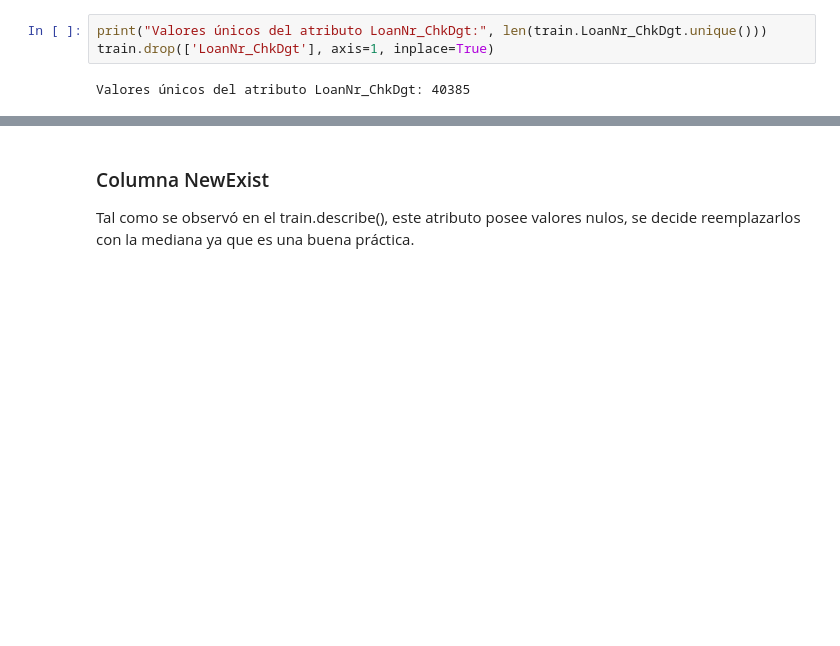
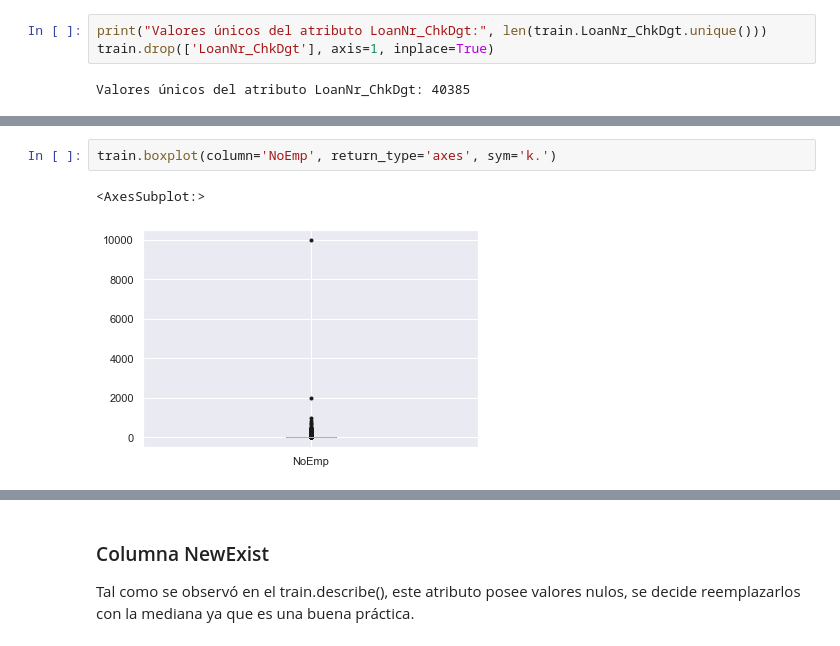
Before and after one commit to steanleo/KaggleChallenge, a Jupyter notebook: notebook/LoanApproval.ipynb, the cells around one changed output, grey strips where cells are left out. Drawn from its saved outputs; the diff is of its cells as text; blank space fills up the shorter version.

```diff
--- a/notebook/LoanApproval.ipynb
+++ b/notebook/LoanApproval.ipynb
@@ -172 +176,6 @@ Se nota que este atributo se encuentra sesgado ya que la mayor parte de sus valo
+# %%
+train.boxplot(column='NoEmp', return_type='axes', sym='k.')
+# %% [output]
+<AxesSubplot:>
+[figure, added]
 # %%
```
Also changed, not shown: parts of 134 cells of this notebook, 3 other files.
